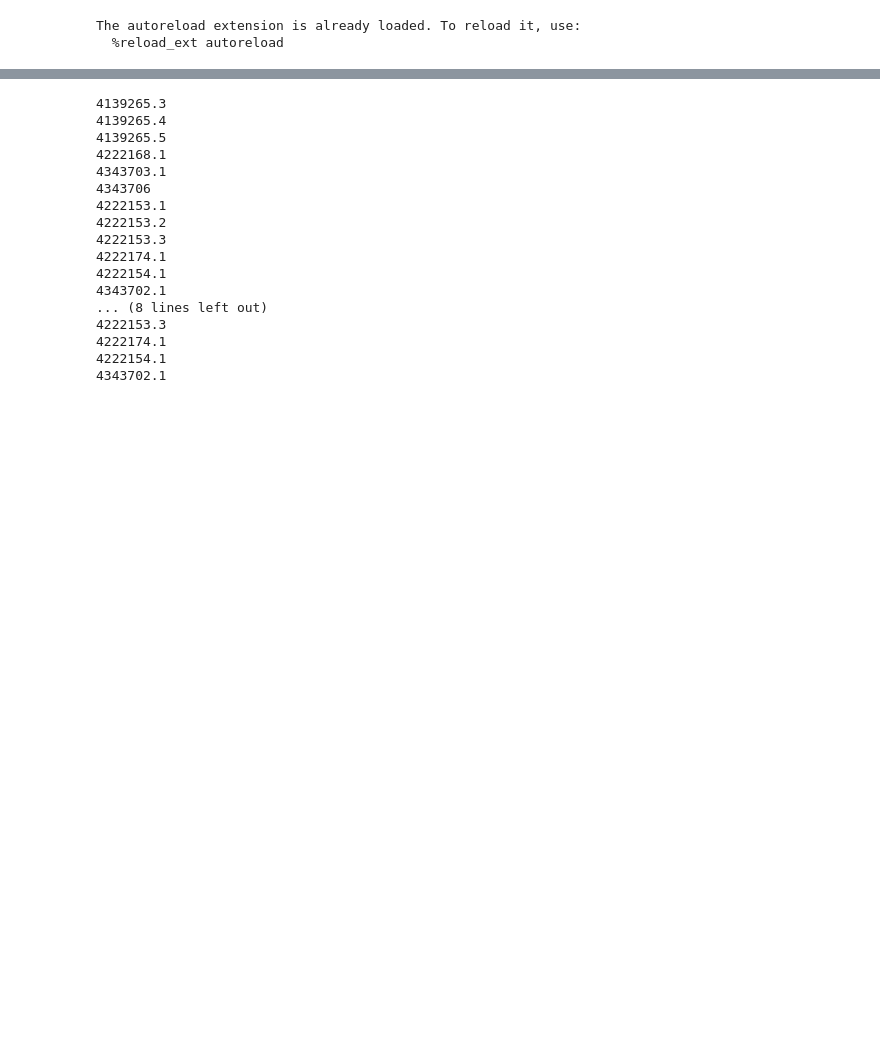
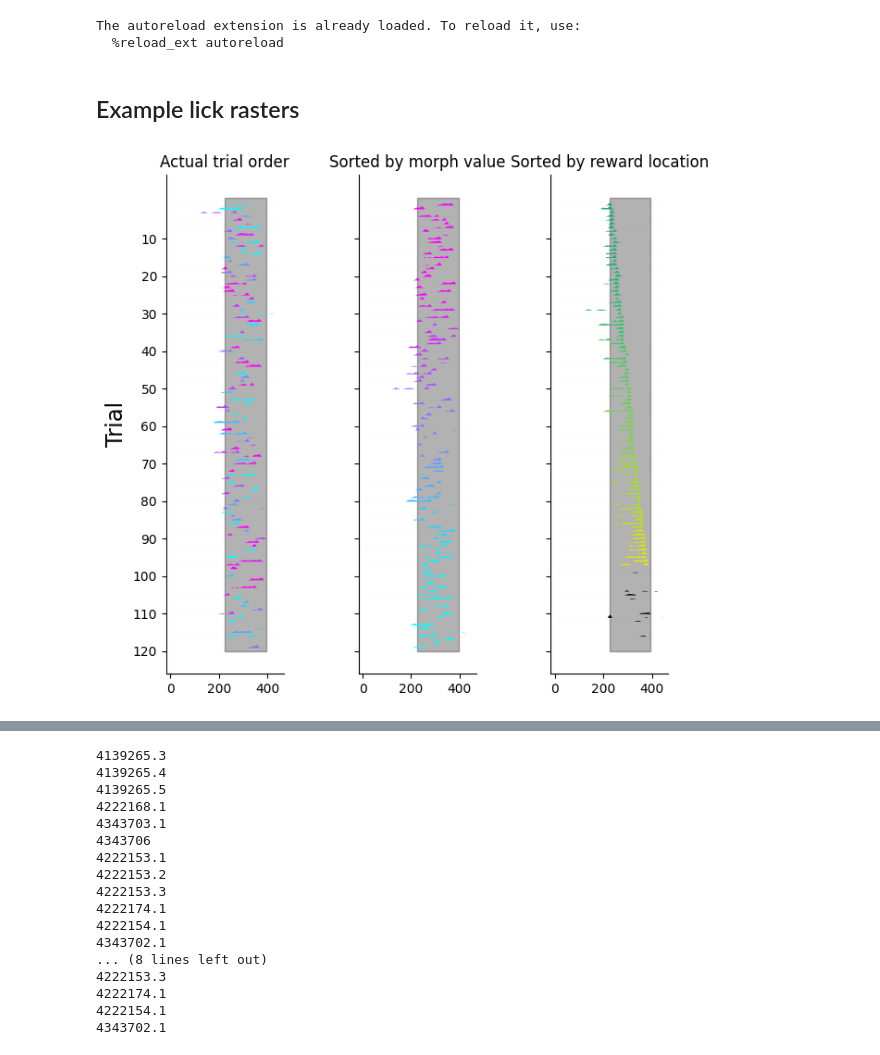
Before and after one commit to GiocomoLab/PlittGiocomo_2021, a Jupyter notebook: notebooks/main_figs/figure1/licking_behavior.ipynb, the cells around one changed output, grey strips where cells are left out. Drawn from its saved outputs; the diff is of its cells as text; code cells hidden in the pictures; blank space fills up the shorter version.

```diff
--- a/notebooks/main_figs/figure1/licking_behavior.ipynb
+++ b/notebooks/main_figs/figure1/licking_behavior.ipynb
@@ -16,3 +13,26 @@ import pickle
 # %% [output]
 The autoreload extension is already loaded. To reload it, use:
   %reload_ext autoreload
+# %% [markdown]
+## Example lick rasters
+# %%
+mouse = 'R3'
+metadata = m.mouse_metadata.rare_sessions[mouse]
+sess_deets = metadata['test_sessions'][0]
+sess = m.sess.CA1MorphSession.from_nwb(mouse, 'testing', sess_deets['day'])
+
+effective_morph = sess.trial_info['effective_morph']
+reward_pos = sess.trial_info['rzone_entry']
+reward_pos[np.isnan(reward_pos)]= 480
+
+max_pos = np.copy(sess.trial_info['max_pos'])
+max_pos[max_pos>440]=np.nan
+
+
+lick_trial_mat = sess.trial_matrices['licks']
+norm_lick_mat = lick_trial_mat/np.nanmax(lick_trial_mat.ravel())
+centers = sess.trial_matrices['bin_centers']
+
+f_lick, axarr_lick = m.behavior.behavior_raster_foraging(norm_lick_mat, centers, effective_morph, reward_pos/390.0, smooth=False)
+# %% [output]
+[figure, added]
```
Also changed, not shown: parts of 7 cells of this notebook, 3 other files.
